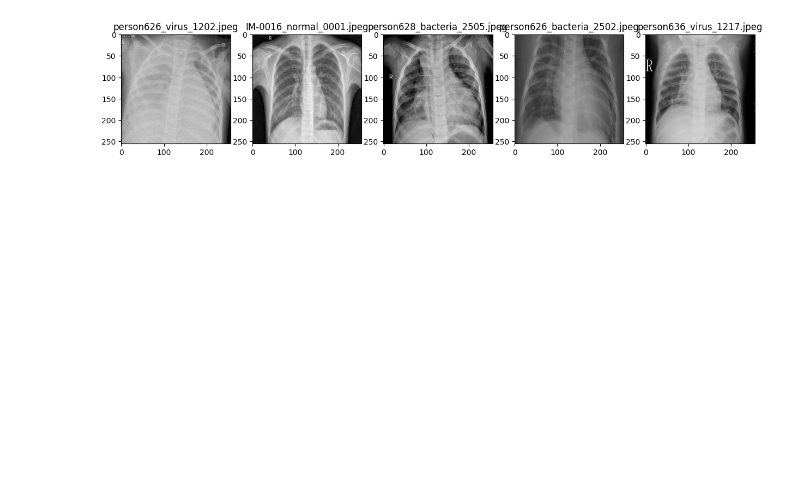
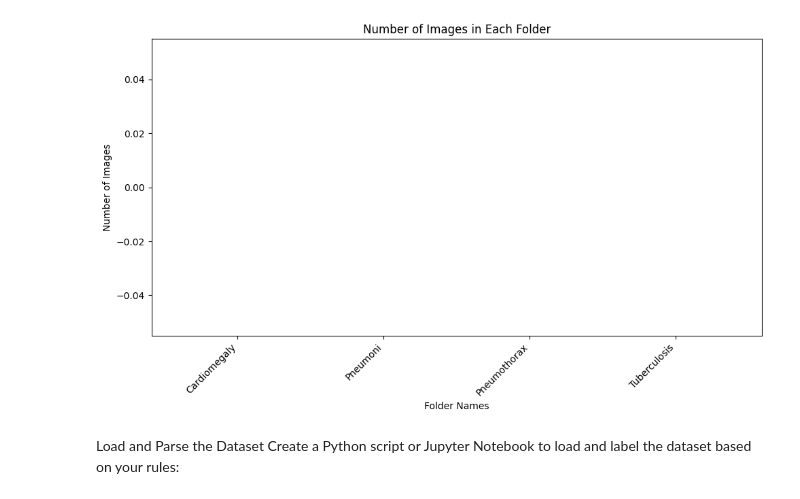
Before and after one commit to zaferemre/radiaoimaging-disease-detection, a Jupyter notebook: main.ipynb, the cells around one changed output. Saved outputs shown, nothing was run; the diff lists cells and outputs as text; code cells hidden in the pictures; blank space fills up the shorter version.

```diff
--- a/main.ipynb
+++ b/main.ipynb
@@ -31,13 +47,58 @@ image_dataset = file_paths.map(load_image).take(5)
-# %%
-plt.figure(figsize=(15, 10))
-
-for i, (image, file_path) in enumerate(image_dataset):
-    ax = plt.subplot(1, 5, i + 1)
-    plt.imshow(image.numpy().astype("uint8"))  # Convert to uint8 for display
-    filename = os.path.basename(file_path.numpy().decode("utf-8"))  # Extract filename from path
-    plt.title(filename)  # Use filename as the title
-
-
-plt.show()
-# %% [output]
-[figure, removed]
+# %%
+import os
+import matplotlib.pyplot as plt
+
+def count_images_in_folders(parent_folder):
+    """
+    Count the number of images in each folder under the parent folder.
+
+    Args:
+        parent_folder (str): Path to the parent folder.
+
+    Returns:
+        dict: A dictionary with folder names as keys and image counts as values.
+    """
+    folder_image_counts = {}
+    image_extensions = ('.jpg', '.jpeg', '.png', '.gif', '.bmp', '.tiff', '.webp')
+
+    for folder_name in os.listdir(parent_folder):
+        folder_path = os.path.join(parent_folder, folder_name)
+        if os.path.isdir(folder_path):
+            # Count image files in the folder
+            image_count = sum(1 for file in os.listdir(folder_path) if file.lower().endswith(image_extensions))
+            folder_image_counts[folder_name] = image_count
+
+    return dict(sorted(folder_image_counts.items()))
+
+def plot_image_counts(image_counts):
+    """
+    Create a bar chart from the dictionary of image counts.
+
+    Args:
+        image_counts (dict): A dictionary with folder names as keys and image counts as values.
+    """
+    plt.figure(figsize=(10, 6))
+    plt.bar(image_counts.keys(), image_counts.values())
+    plt.xticks(rotation=45, ha='right')
+    plt.xlabel('Folder Names')
+    plt.ylabel('Number of Images')
+    plt.title('Number of Images in Each Folder')
+    plt.tight_layout()
+    plt.show()
+
+# Update the path to your parent folder
+parent_folder = "datasets"
+
+# Get the image counts and plot them
+try:
+    image_counts = count_images_in_folders(parent_folder)
+    plot_image_counts(image_counts)
+except FileNotFoundError:
+    print("The specified folder does not exist. Please check the path and try again.")
+except Exception as e:
+    print(f"An error occurred: {e}")
+# %% [output]
+[figure, added]
+# %% [markdown]
+Load and Parse the Dataset
+Create a Python script or Jupyter Notebook to load and label the dataset based on your rules:
```
Also changed, not shown: parts of 20 cells of this notebook.
